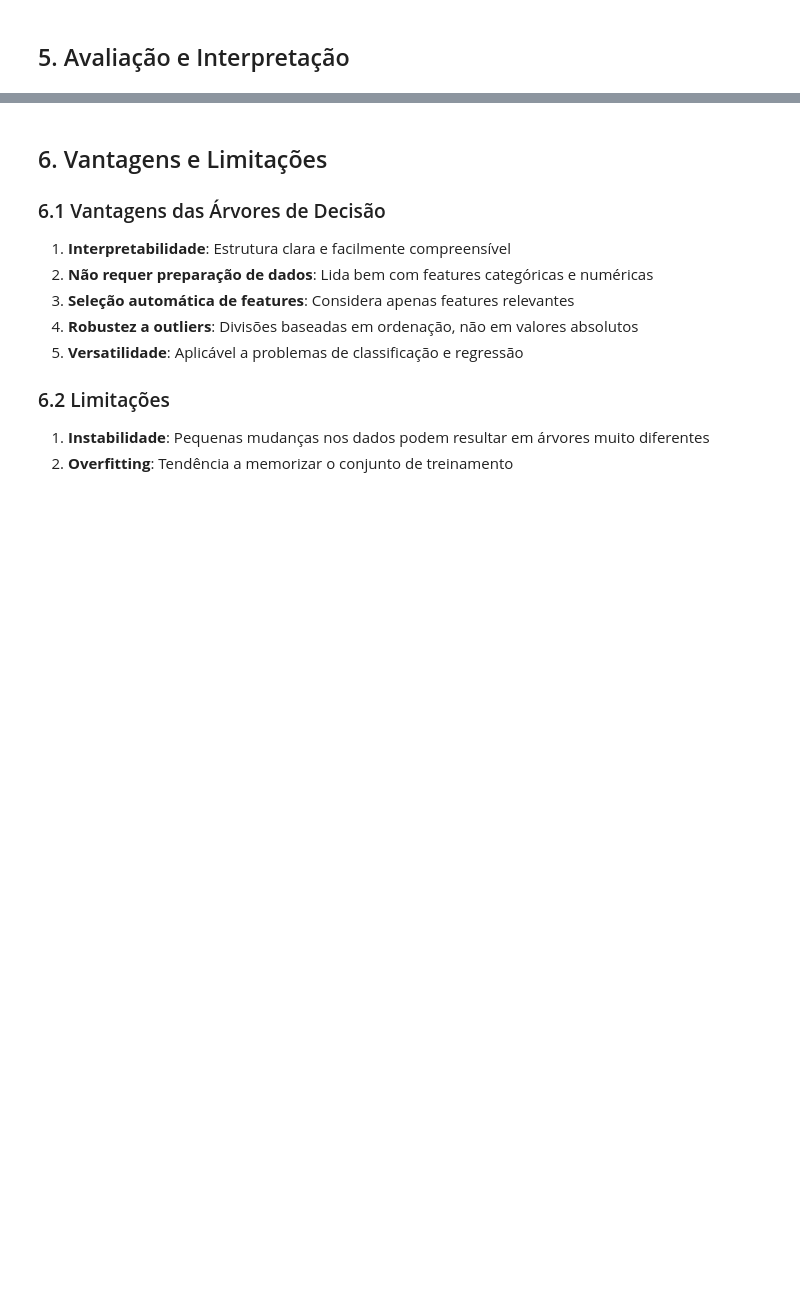
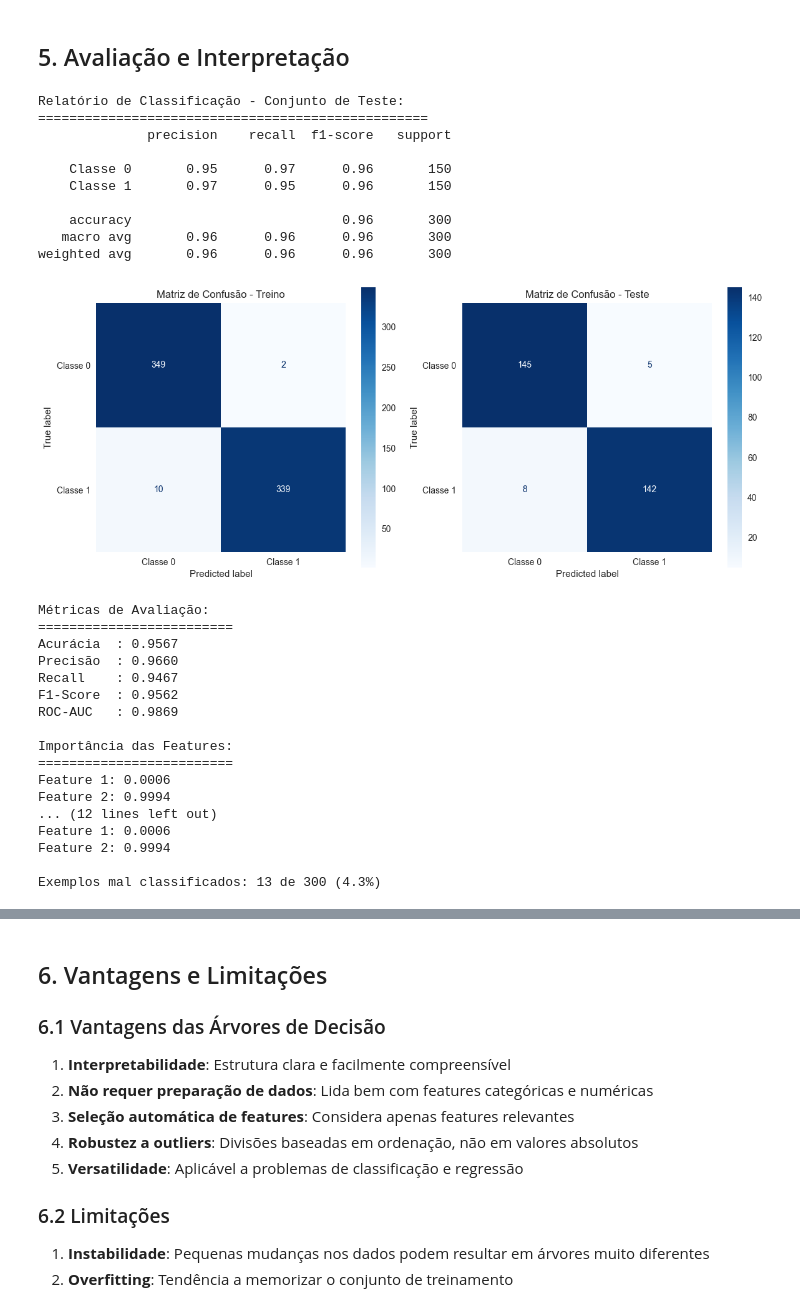
Before and after one commit to Wagner-V1eira/machine-learning-aulas, a Jupyter notebook: modules/02-classificacao/lessons/03_decision_trees.ipynb, the cells around one changed output, grey strips where cells are left out. Drawn from its saved outputs; the diff is of its cells as text; code cells hidden in the pictures; blank space fills up the shorter version.

```diff
--- a/modules/02-classificacao/lessons/03_decision_trees.ipynb
+++ b/modules/02-classificacao/lessons/03_decision_trees.ipynb
@@ -546,7 +555,7 @@ for config in configs:
 # %%
 # Treinar modelo final com hiperparâmetros otimizados
 modelo_final = DecisionTreeClassifier(
-    criterion="gini", max_depth=5, min_samples_split=20, min_samples_leaf=10, random_state=42
+    criterion="gini", max_depth=2, min_samples_split=20, min_samples_leaf=10, random_state=42
 )
 
 modelo_final.fit(X_train, y_train)
@@ -570,12 +579,14 @@ cm_train = confusion_matrix(y_train, y_pred_train)
 disp_train = ConfusionMatrixDisplay(confusion_matrix=cm_train, display_labels=["Classe 0", "Classe 1"])
 disp_train.plot(ax=axes[0], cmap="Blues", values_format="d")
 axes[0].set_title("Matriz de Confusão - Treino")
+axes[0].grid(False)
 
 # Matriz de confusão - Teste
 cm_test = confusion_matrix(y_test, y_pred_test)
 disp_test = ConfusionMatrixDisplay(confusion_matrix=cm_test, display_labels=["Classe 0", "Classe 1"])
 disp_test.plot(ax=axes[1], cmap="Blues", values_format="d")
 axes[1].set_title("Matriz de Confusão - Teste")
+axes[1].grid(False)
 
 plt.tight_layout()
 plt.show()
@@ -599,31 +610,60 @@ print("=" * 25)
 for metrica, valor in metricas.items():
     print(f"{metrica:10}: {valor:.4f}")
 
 # Análise da importância das features
 importancias = modelo_final.feature_importances_
 features = ["Feature 1", "Feature 2"]
 
 print(f"\nImportância das Features:")
 print("=" * 25)
 for i, (feature, imp) in enumerate(zip(features, importancias)):
     print(f"{feature}: {imp:.4f}")
 
 # Análise de exemplos mal classificados
 erros_idx = np.where(y_test != y_pred_test)[0]
 print(f"\nExemplos mal classificados: {len(erros_idx)} de {len(y_test)} ({len(erros_idx)/len(y_test)*100:.1f}%)")
 
 if len(erros_idx) > 0:
     plt.figure(figsize=(10, 6))
 
     # Plotar todos os pontos
     scatter_all = plt.scatter(X_test[:, 0], X_test[:, 1], c=y_test, cmap="viridis", alpha=0.6, s=50, label="Corretos")
 
     # Destacar erros
-    plt.scatter(X_test[erros_idx, 0], X_test[erros_idx, 1], c="red", s=100, marker="x", linewidth=3, label="Erros")
+    plt.scatter(X_test[erros_idx, 0], X_test[erros_idx, 1], c="red", s=100, marker="x", linewidth=1, label="Erros")
 
     plt.xlabel("Feature 1")
     plt.ylabel("Feature 2")
     plt.title("Análise de Exemplos Mal Classificados")
     plt.legend()
     plt.colorbar(scatter_all, label="Classe Verdadeira")
     plt.show()
+# %% [output]
+Relatório de Classificação - Conjunto de Teste:
+==================================================
+              precision    recall  f1-score   support
+
+    Classe 0       0.95      0.97      0.96       150
+    Classe 1       0.97      0.95      0.96       150
+
+    accuracy                           0.96       300
+   macro avg       0.96      0.96      0.96       300
+weighted avg       0.96      0.96      0.96       300
+[figure, added]
+Métricas de Avaliação:
+=========================
+Acurácia  : 0.9567
+Precisão  : 0.9660
+Recall    : 0.9467
+F1-Score  : 0.9562
+ROC-AUC   : 0.9869
+
+Importância das Features:
+=========================
+Feature 1: 0.0006
+Feature 2: 0.9994
+... (12 lines left out)
+Feature 1: 0.0006
+Feature 2: 0.9994
+
+Exemplos mal classificados: 13 de 300 (4.3%)
```
Also changed, not shown: parts of 6 cells of this notebook.
